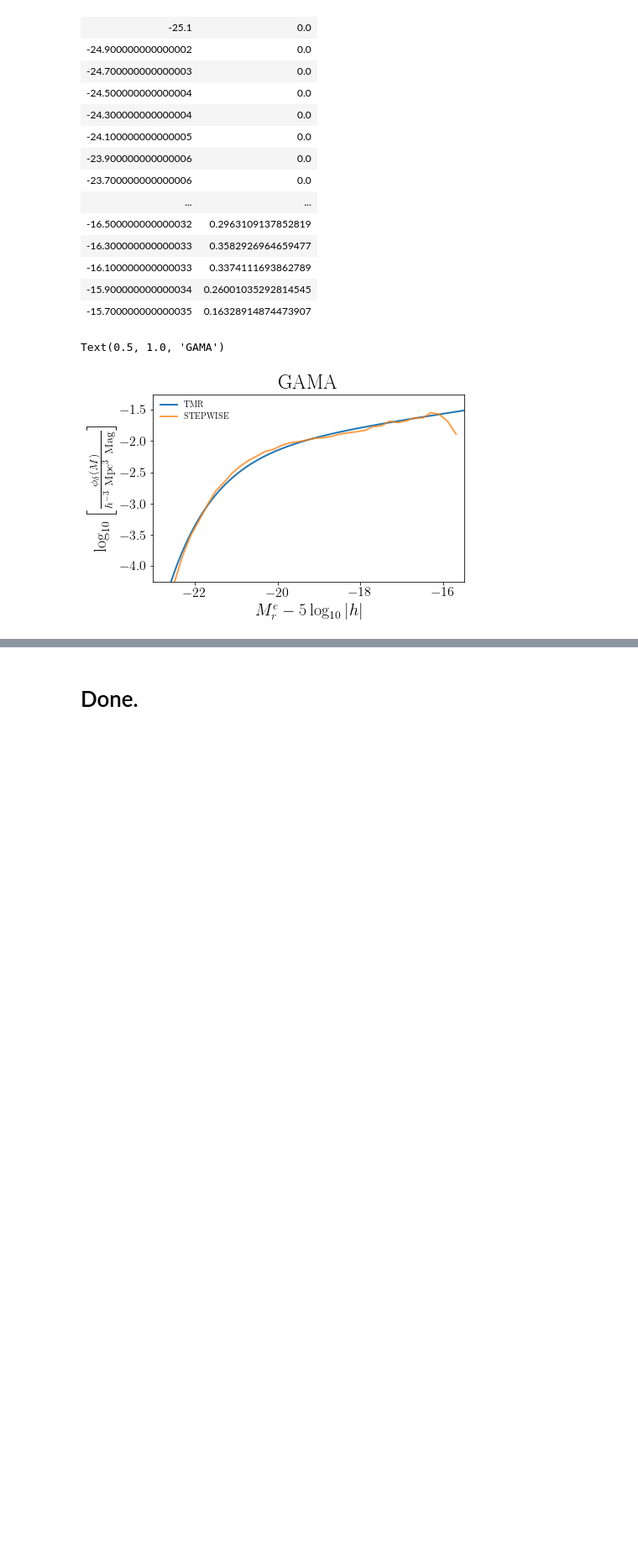
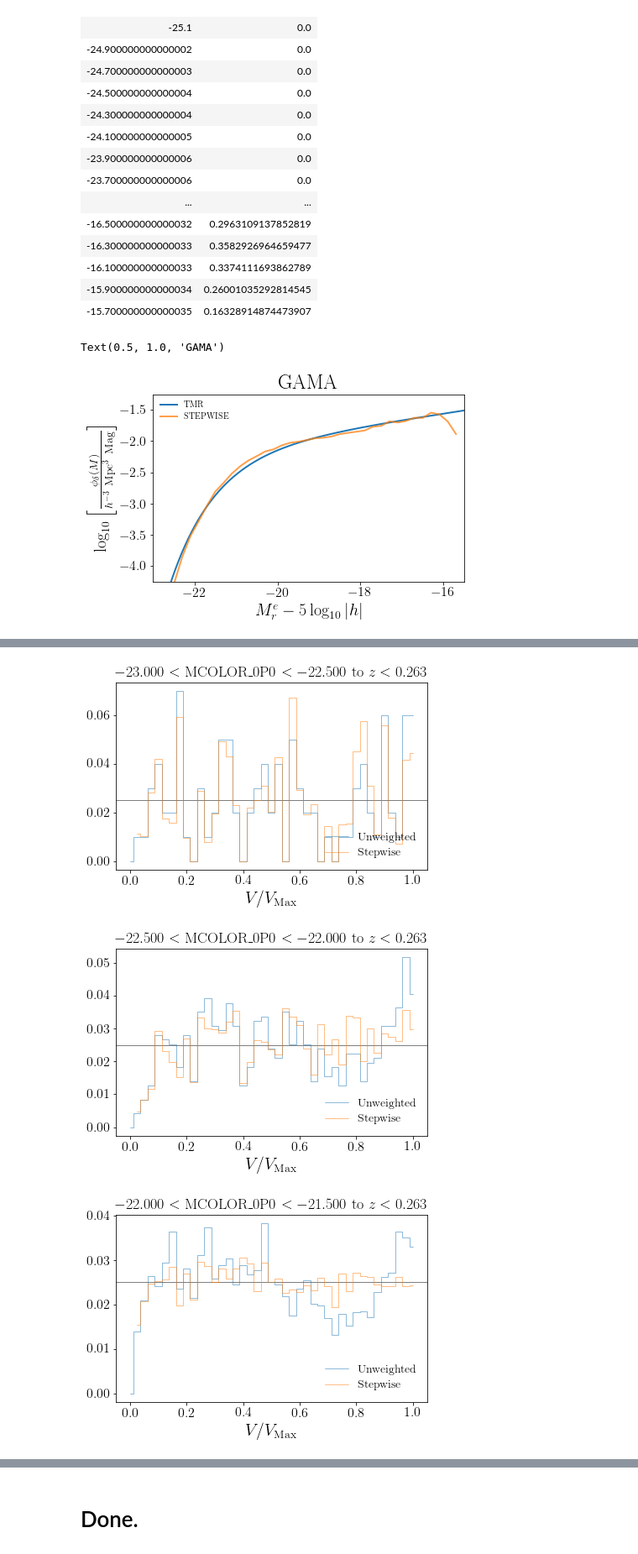
Before and after one commit to SgmAstro/DESI, a Jupyter notebook: docs/nb/sandbox/stepwise_weights.ipynb, the cells around one changed output, grey strips where cells are left out. Shown at 84% size. Drawn from its saved outputs; the diff is of its cells as text; code cells hidden in the pictures; blank space fills up the shorter version.

```diff
--- a/docs/nb/sandbox/stepwise_weights.ipynb
+++ b/docs/nb/sandbox/stepwise_weights.ipynb
@@ -111,0 +97,4 @@ WARNING: DEFAULTING TO SURVEY = GAMA
+# %%
+fpath = findfile('vmax')
+vmax  = Table.read(fpath)
+vmax
@@ -111,0 +123,41 @@ WARNING: DEFAULTING TO SURVEY = GAMA
+# %%
+dM = 0.5
+Ms = np.arange(-23., -17., dM)
+
+dV = 0.025
+
+for MM in Ms:
+    isin = (vmax['MCOLOR_0P0'] > MM) & (vmax['MCOLOR_0P0'] < MM + dM)
+
+    vv   = vmax[isin]
+    zmax = vmax['ZMAX'].max()
+    vlim = vmax['VMAX'].max()
+
+    nn   = vmax[vmax['ZGAMA'] < zmax]
+
+    Mcnts, Mbins = np.histogram(vv['VZ'] / vv['VMAX'], bins=np.arange(-0.025, 1.025, dV))
+    cnts,   bins = np.histogram(nn['VZ'] /       vlim, bins=np.arange(-0.025, 1.025, dV), weights=nn['WEIGHT_STEPWISE'])
+
+    pl.xlabel(r'$V/V_{\rm Max}$')
+    pl.title(r'${:.3f} < $ MCOLOR_0P0 $ < {:.3f}$ to $z<{:.3f}$'.format(MM, MM+dM, zmax), fontsize=18)
+
+    pl.axhline(dV, c='k', lw=0.5)
+
+    toplot = [Mcnts, 1. * Mcnts / cnts]
+    labels = ['Unweighted', 'Stepwise']
+
+    for toplot, label in zip(toplot, labels):
+        toplot  = np.array(toplot).astype(float)
+
+        isin    = np.isfinite(toplot)
+
+        toplot /= np.sum(toplot[isin])
+
+        plt.step(Mbins[:-1][isin] + dV, toplot[isin], where='mid', lw=0.5, label=label)
+
+    pl.legend(frameon=False, loc=4, fontsize=14)
+    pl.show()
+# %% [output]
+[figure, added]
+[figure, added]
+[figure, added]
```
Also changed, not shown: parts of 5 cells of this notebook, 4 other files.
